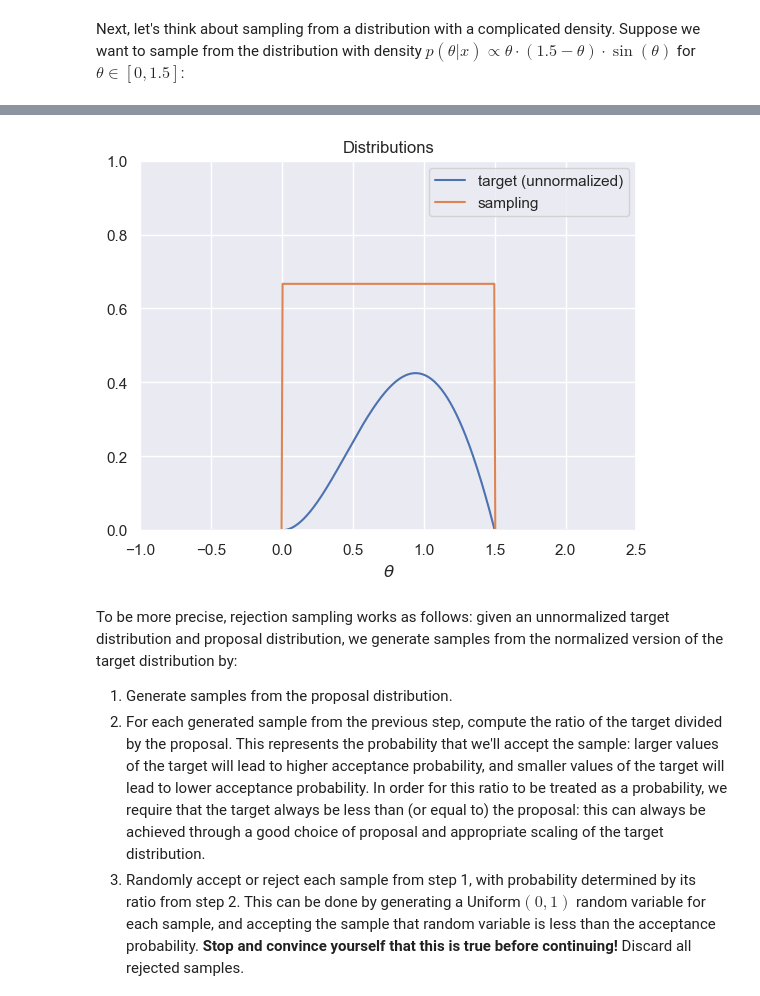
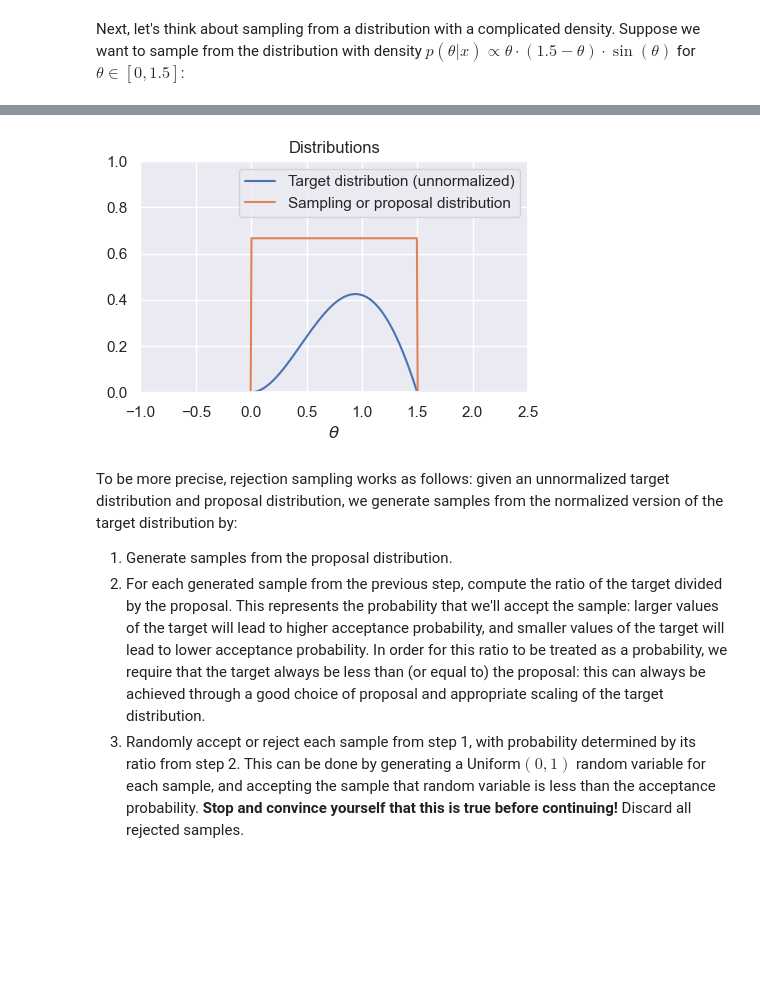
Before and after one commit to ds-102/ds-102-book, a Jupyter notebook: ds-102-book/content/chapters/02/05_inference_with_sampling.ipynb, the cells around one changed output, grey strips where cells are left out. Cells and saved outputs as stored; diff of their text form; code cells hidden in the pictures; blank space fills up the shorter version.

```diff
--- a/ds-102-book/content/chapters/02/05_inference_with_sampling.ipynb
+++ b/ds-102-book/content/chapters/02/05_inference_with_sampling.ipynb
@@ -123,16 +139,16 @@ x = np.linspace(-1, 2.5, 500)
 def uniform_sampling_dist(t):
     """PDF of distribution we're sampling from: Uniform[0, 1.5]"""
     return stats.uniform.pdf(t, 0, 1.5)
-
-plt.plot(t, target(t), label='target (unnormalized)')
-plt.plot(t, uniform_sampling_dist(t), label='sampling')
-plt.axis([-1,2.5,0,1])
-plt.legend()
-plt.title('Distributions')
-plt.xlabel(r'$\theta$')
-plt.show()
-# %% [output]
-[figure, removed]
+# %%
+f, ax = plt.subplots(1, 1, figsize=(5, 3))
+ax.plot(t, target(t), label='Target distribution (unnormalized)')
+ax.plot(t, uniform_sampling_dist(t), label='Sampling or proposal distribution')
+ax.axis([-1,2.5,0,1])
+ax.legend()
+ax.set_title('Distributions')
+ax.set_xlabel(r'$\theta$');
+# %% [output]
+[figure, added]
 # %% [markdown]
 
 To be more precise, rejection sampling works as follows: given an unnormalized target distribution and proposal distribution, we generate samples from the normalized version of the target distribution by:
```
Also changed, not shown: parts of 19 cells of this notebook, 1 other file.
